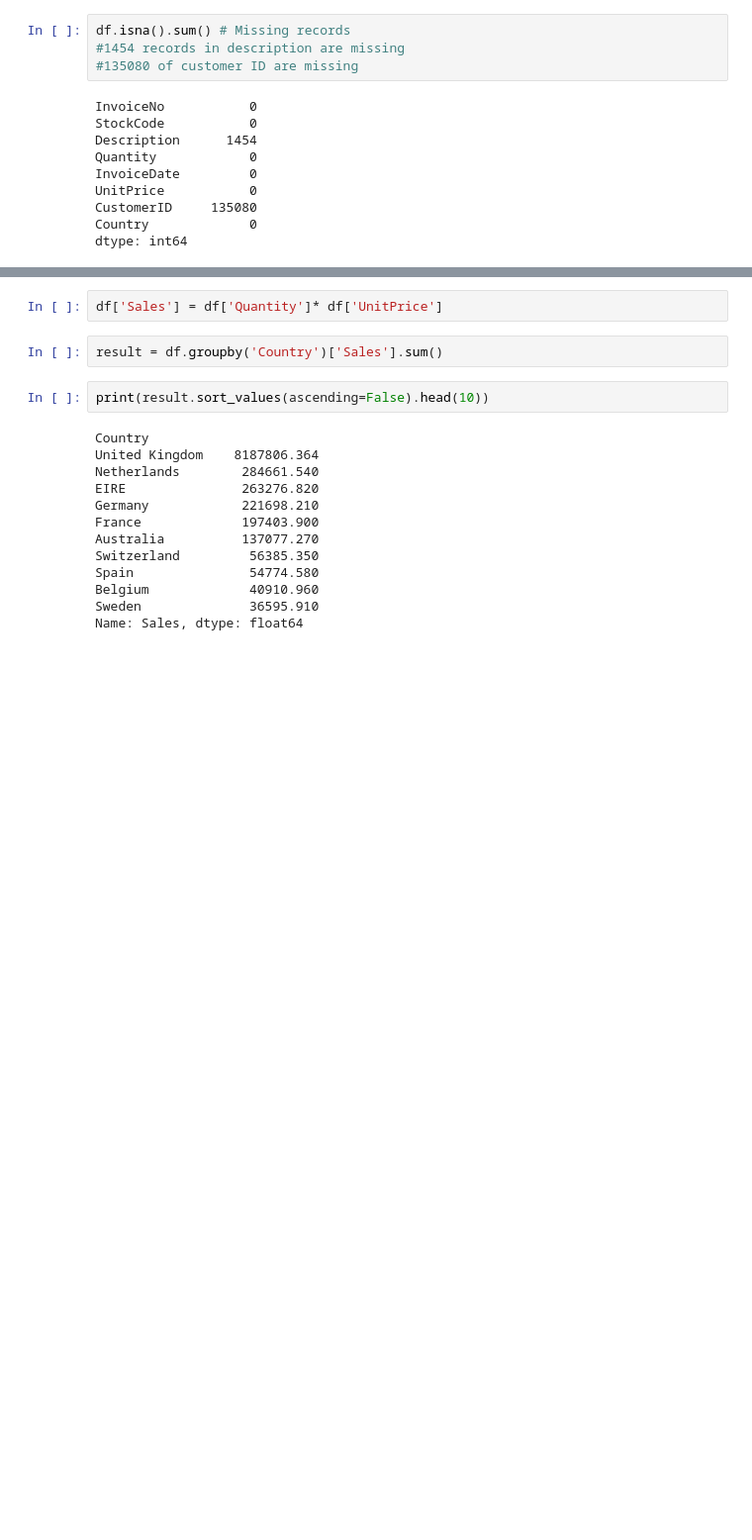
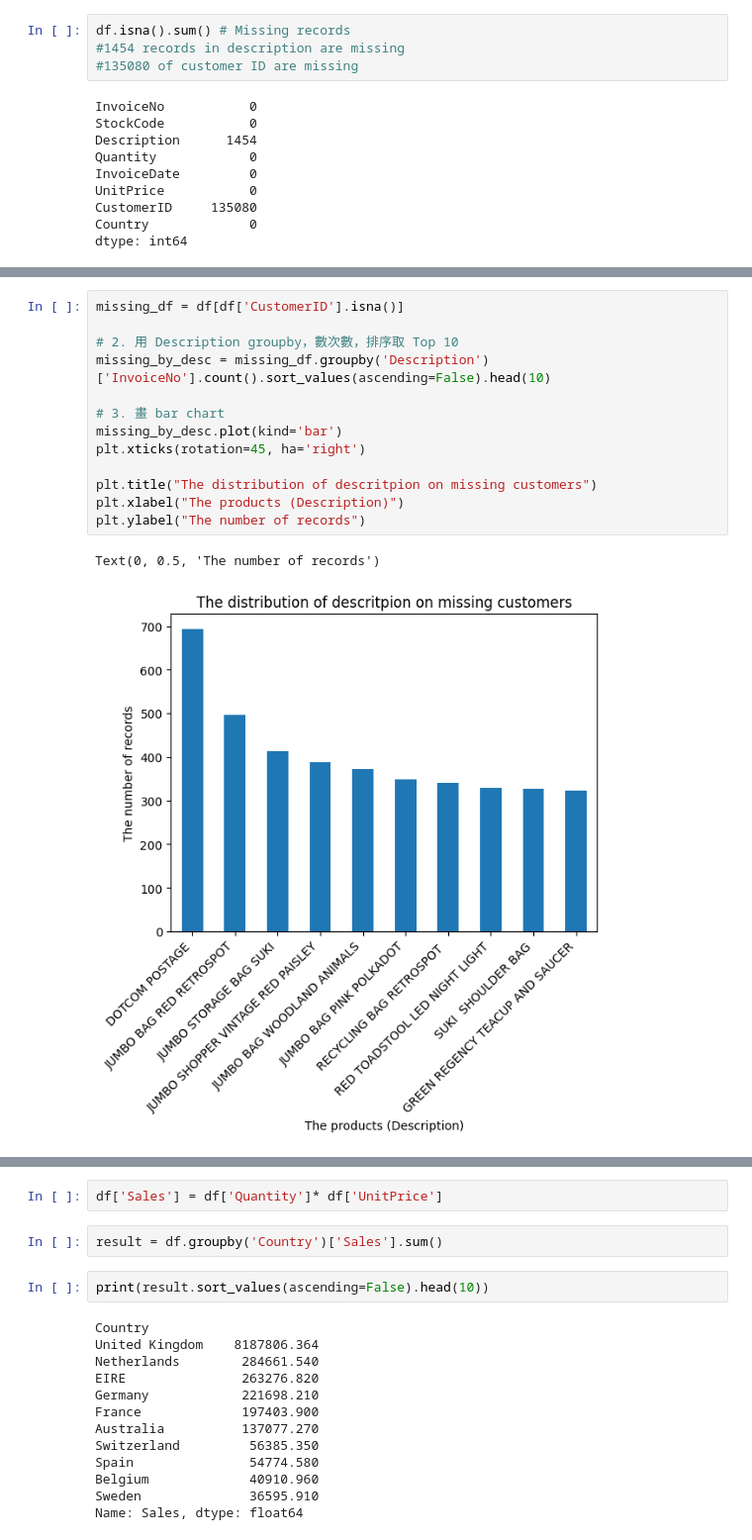
Before and after one commit to monkmode3600rounds-crypto/ai-ml-summer-2026, a Jupyter notebook: notebooks/e-commerce data analytics.ipynb, the cells around one changed output, grey strips where cells are left out. Shown at 99% size. Cells and saved outputs as stored; diff of their text form; blank space fills up the shorter version.

```diff
--- a/notebooks/e-commerce data analytics.ipynb
+++ b/notebooks/e-commerce data analytics.ipynb
@@ -45,0 +132,16 @@ dtype: int64
+# %%
+missing_df = df[df['CustomerID'].isna()]
+
+# 2. 用 Description groupby，數次數，排序取 Top 10
+missing_by_desc = missing_df.groupby('Description')['InvoiceNo'].count().sort_values(ascending=False).head(10)
+
+# 3. 畫 bar chart
+missing_by_desc.plot(kind='bar')
+plt.xticks(rotation=45, ha='right')
+
+plt.title("The distribution of descritpion on missing customers")
+plt.xlabel("The products (Description)")
+plt.ylabel("The number of records")
+# %% [output]
+Text(0, 0.5, 'The number of records')
+[figure, added]
```
Also changed, not shown: parts of 74 cells of this notebook.
